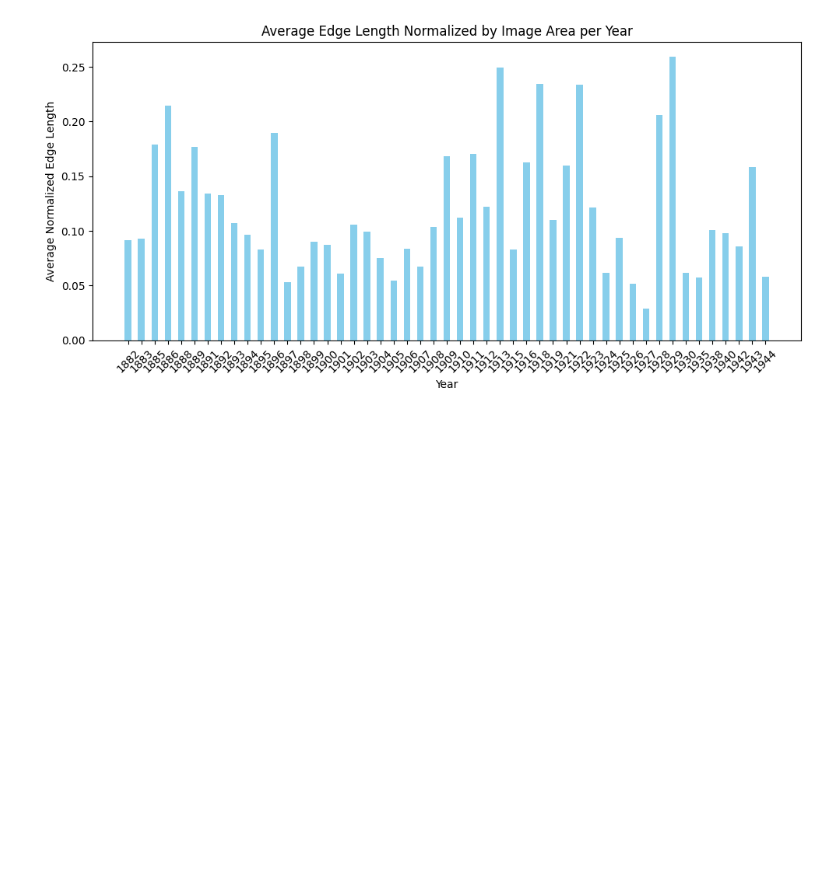
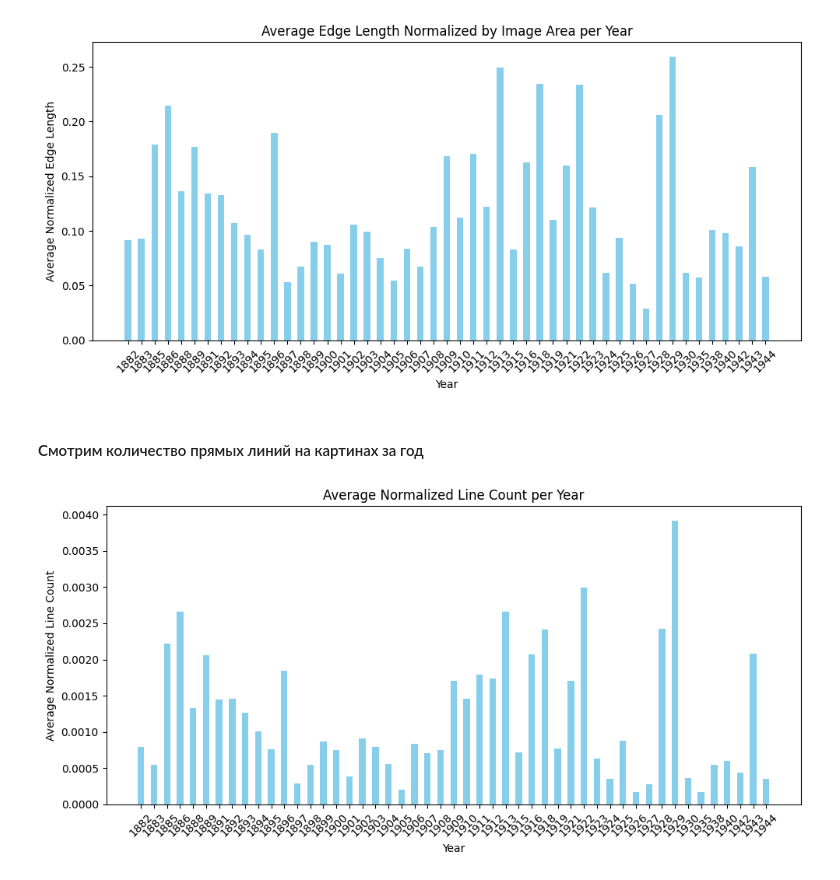
Before and after one commit to pryanik/i3_shades_of_mind, a Jupyter notebook: edges_analysis_munch.ipynb, the cells around one changed output. Saved outputs shown, nothing was run; the diff lists cells and outputs as text; code cells hidden in the pictures; blank space fills up the shorter version.

Commit message:
added analysis of lines

```diff
--- a/edges_analysis_munch.ipynb
+++ b/edges_analysis_munch.ipynb
@@ -93,3 +97,5 @@ res = process_images(folder_path)
 plot_results(res)
 # %% [output]
 [figure]
+# %% [markdown]
+#### Смотрим количество прямых линий на картинах за год
@@ -95,0 +137,18 @@ plot_results(res)
+# %%
+def plot_results(results):
+    years = list(results.keys())
+    values = list(results.values())
+    bar_width = 0.5
+    plt.figure(figsize=(10, 5))
+    plt.bar(years, values, color='skyblue', width=bar_width)
+    plt.xlabel('Year')
+    plt.ylabel('Average Normalized Line Count')
+    plt.title('Average Normalized Line Count per Year')
+    plt.xticks(rotation=45)
+    plt.tight_layout()
+    plt.show()
+# %%
+res = process_images(folder_path)
+plot_results(res)
+# %% [output]
+[figure, added]
```
Also changed, not shown: parts of 10 cells of this notebook.
